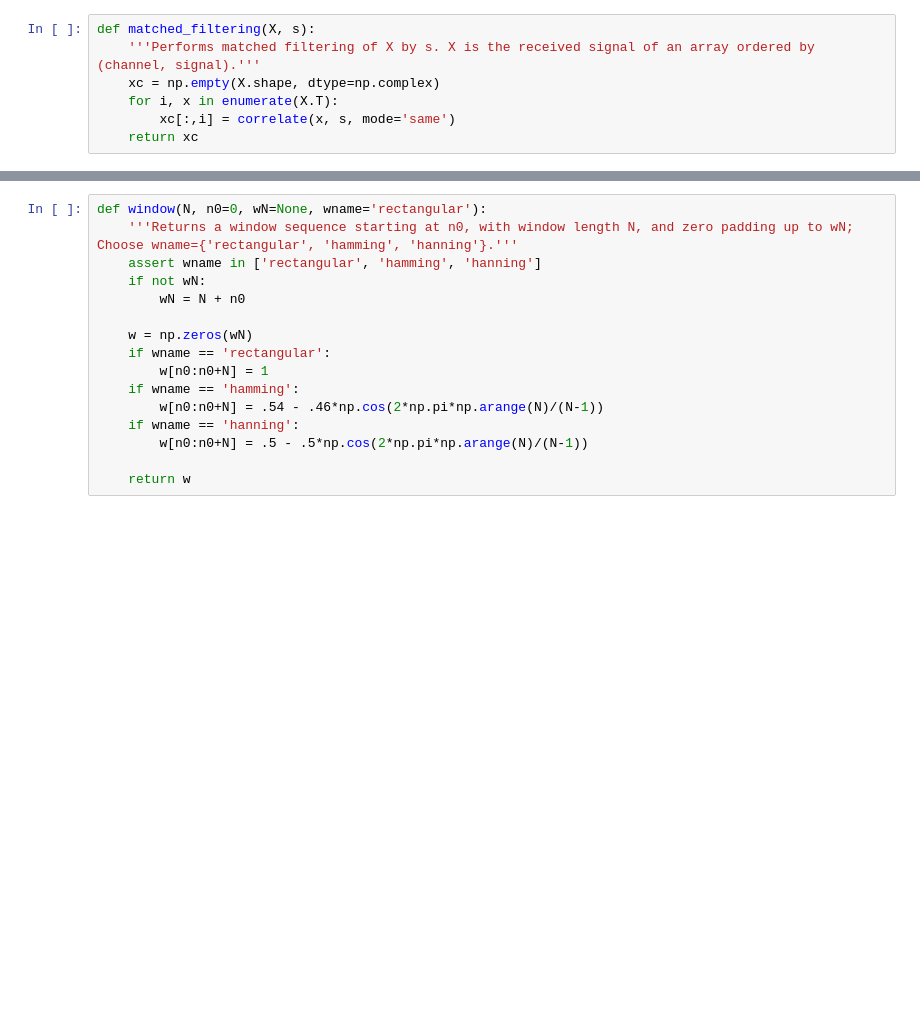
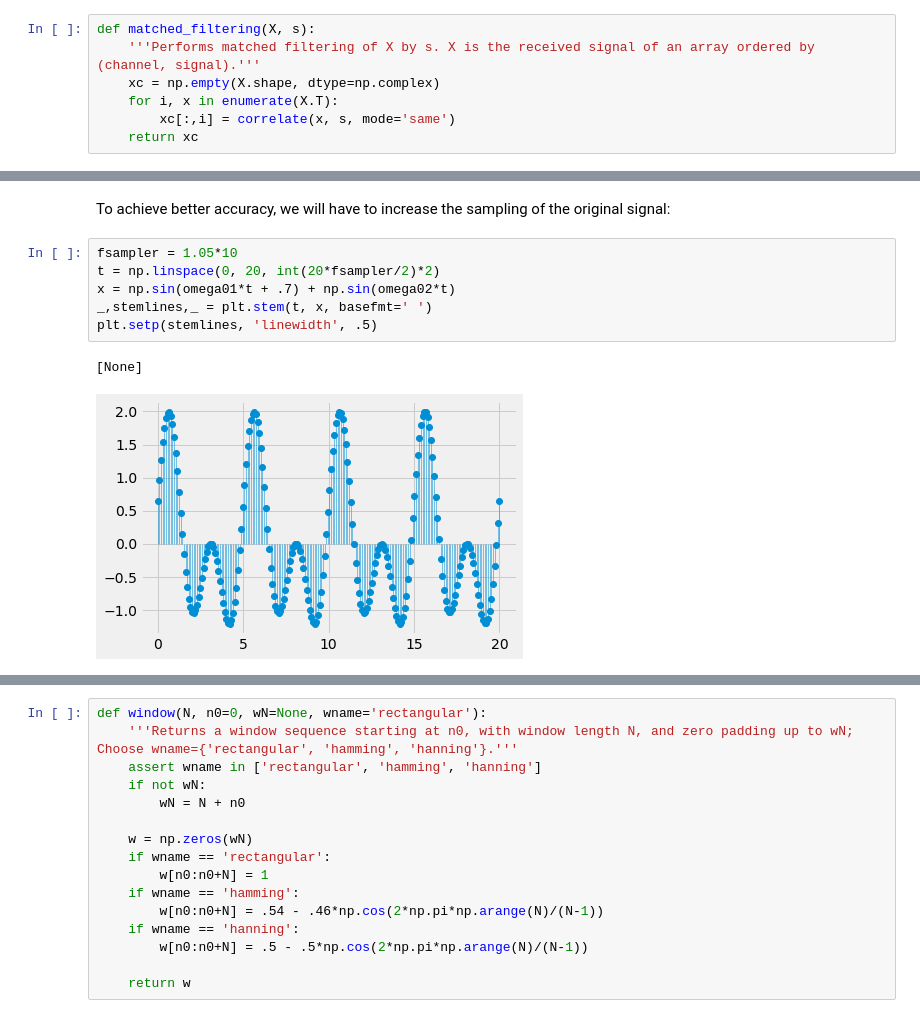
Before and after one commit to fonstelien/INF4480, a Jupyter notebook: project3/project3.ipynb, the cells around one changed output, grey strips where cells are left out. Saved outputs shown, nothing was run; the diff lists cells and outputs as text; blank space fills up the shorter version.

```diff
--- a/project3/project3.ipynb
+++ b/project3/project3.ipynb
@@ -123,0 +240,11 @@ Xs = matched_filtering(X, s)
+# %% [markdown]
+To achieve better accuracy, we will have to increase the sampling of the original signal:
+# %%
+fsampler = 1.05*10
+t = np.linspace(0, 20, int(20*fsampler/2)*2)
+x = np.sin(omega01*t + .7) + np.sin(omega02*t)
+_,stemlines,_ = plt.stem(t, x, basefmt=' ')
+plt.setp(stemlines, 'linewidth', .5)
+# %% [output]
+[None]
+[figure, added]
```
Also changed, not shown: parts of 101 cells of this notebook.
